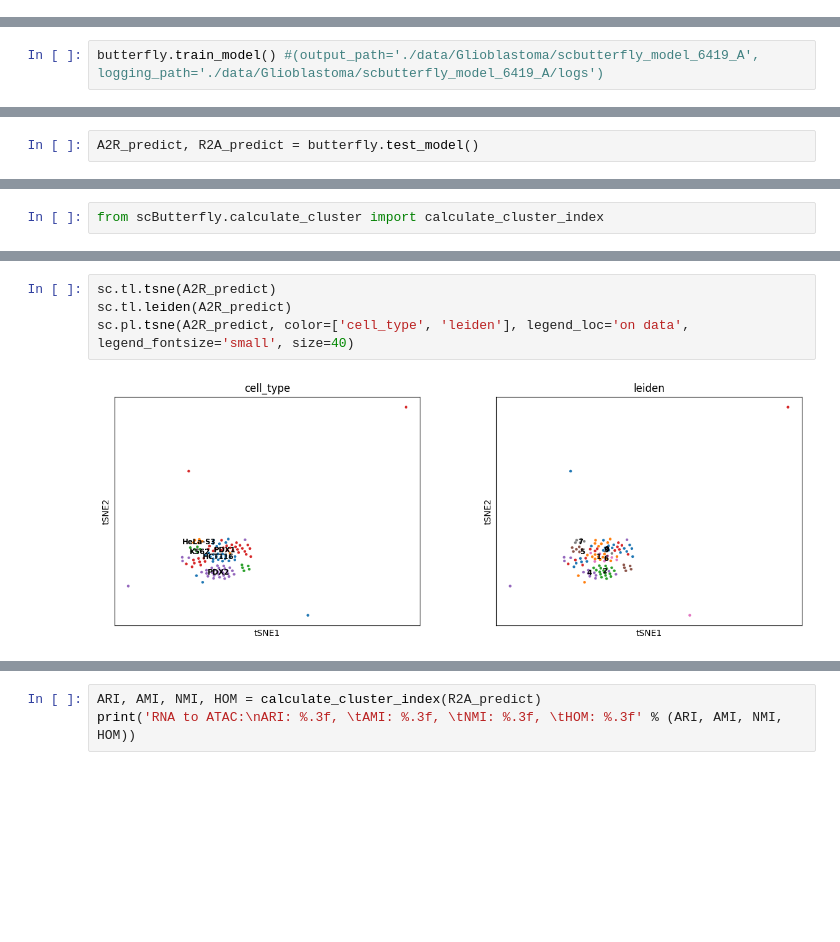
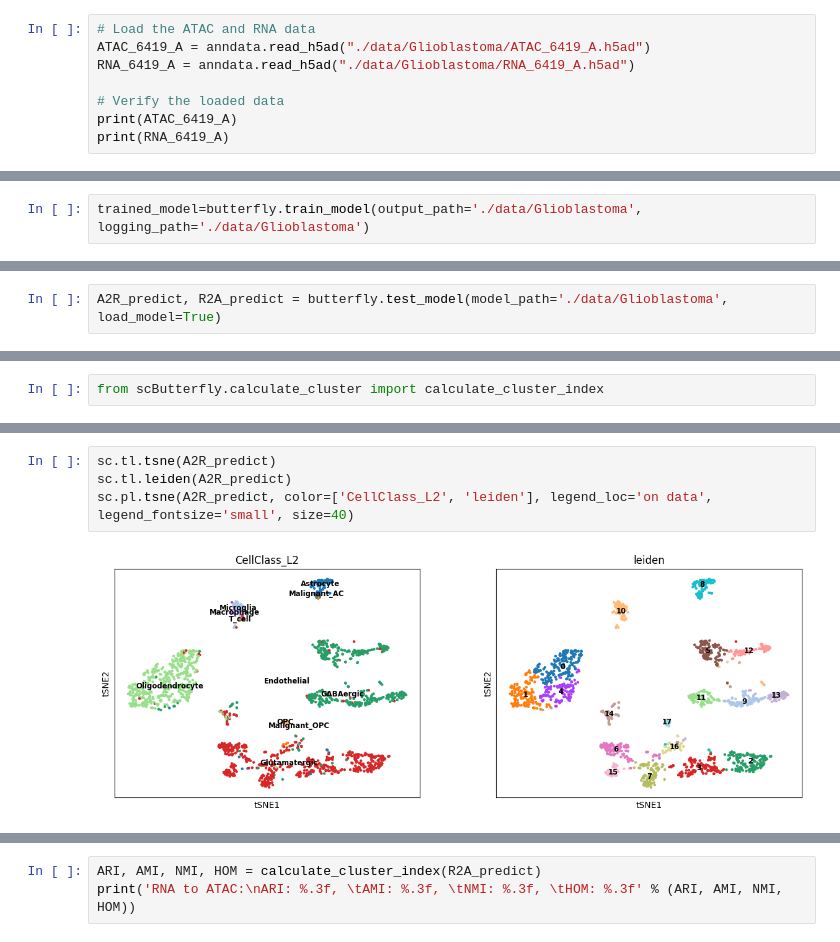
Before and after one commit to sglnat/benchmarking-scButterfly, a Jupyter notebook: scbutterfly/scButterfly_Glioblastoma_paired.ipynb, the cells around one changed output, grey strips where cells are left out. Drawn from its saved outputs; the diff is of its cells as text; blank space fills up the shorter version.

```diff
--- a/scbutterfly/scButterfly_Glioblastoma_paired.ipynb
+++ b/scbutterfly/scButterfly_Glioblastoma_paired.ipynb
@@ -67,0 +11,8 @@ print(RNA_6419_A.var['gene_type'].unique())  # Should only contain 'Gene Express
+# %%
+# Load the ATAC and RNA data
+ATAC_6419_A = anndata.read_h5ad("./data/Glioblastoma/ATAC_6419_A.h5ad")
+RNA_6419_A = anndata.read_h5ad("./data/Glioblastoma/RNA_6419_A.h5ad")
+
+# Verify the loaded data
+print(ATAC_6419_A)
+print(RNA_6419_A)
@@ -136,5 +102,5 @@ butterfly.construct_model(chrom_list)
 # %%
-butterfly.train_model() #(output_path='./data/Glioblastoma/scbutterfly_model_6419_A', logging_path='./data/Glioblastoma/scbutterfly_model_6419_A/logs')
+trained_model=butterfly.train_model(output_path='./data/Glioblastoma', logging_path='./data/Glioblastoma')
 # %% [output]
 [INFO] Butterfly: training butterfly model ...
 [INFO] Trainer: RNA pretraining ...
@@ -152,5 +129,5 @@ NameError: name 'loss_weight' is not defined
 # %%
-A2R_predict, R2A_predict = butterfly.test_model()
+A2R_predict, R2A_predict = butterfly.test_model(model_path='./data/Glioblastoma', load_model=True)
 # %% [output]
 [INFO] Butterfly: testing butterfly model ...
 [INFO] Butterfly: testing butterfly model ...
@@ -163,6 +164,6 @@ from scButterfly.calculate_cluster import calculate_cluster_index
 # %%
 sc.tl.tsne(A2R_predict)
 sc.tl.leiden(A2R_predict)
-sc.pl.tsne(A2R_predict, color=['cell_type', 'leiden'], legend_loc='on data', legend_fontsize='small', size=40)
+sc.pl.tsne(A2R_predict, color=['CellClass_L2', 'leiden'], legend_loc='on data', legend_fontsize='small', size=40)
 # %% [output]
-[figure, old version]
+[figure, new version]
```
Also changed, not shown: parts of 18 cells of this notebook.
